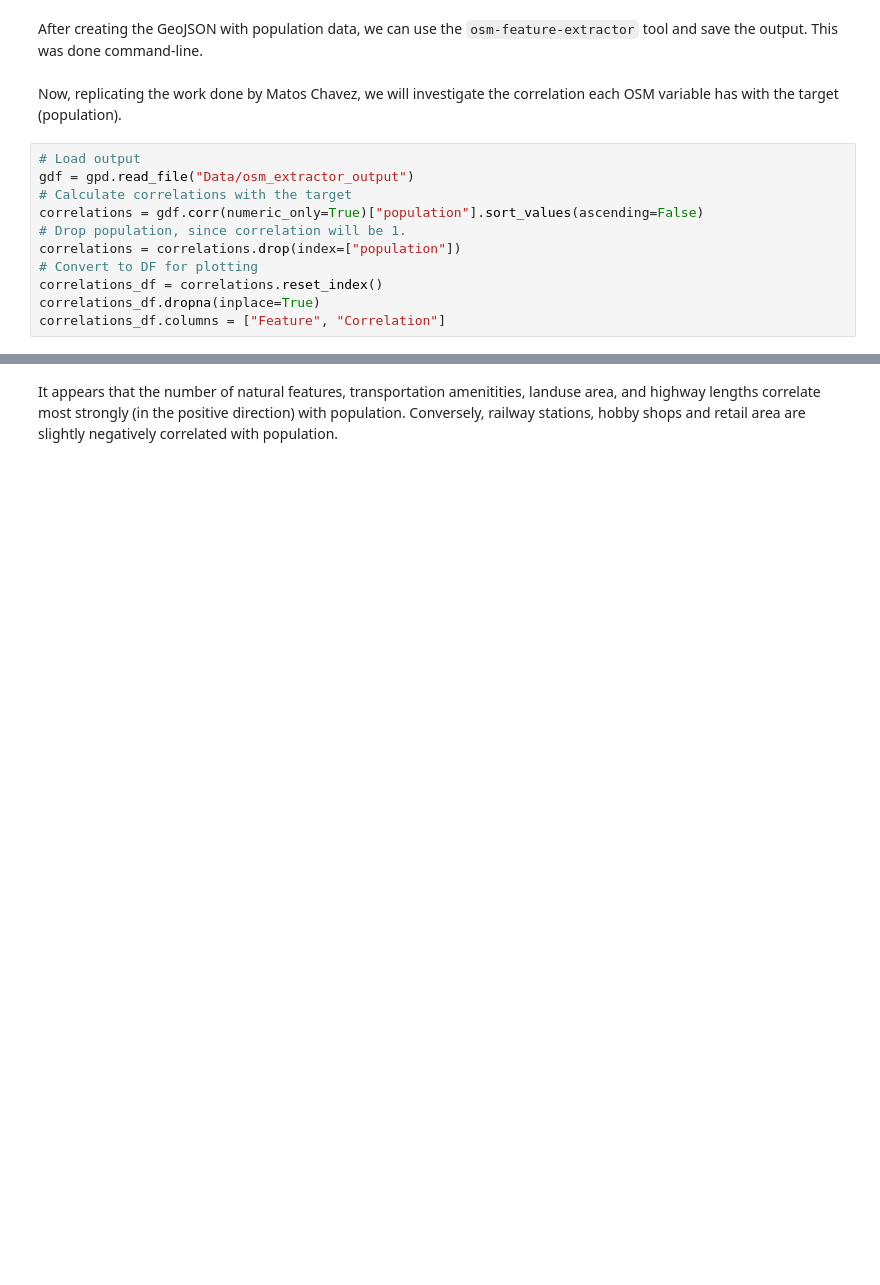
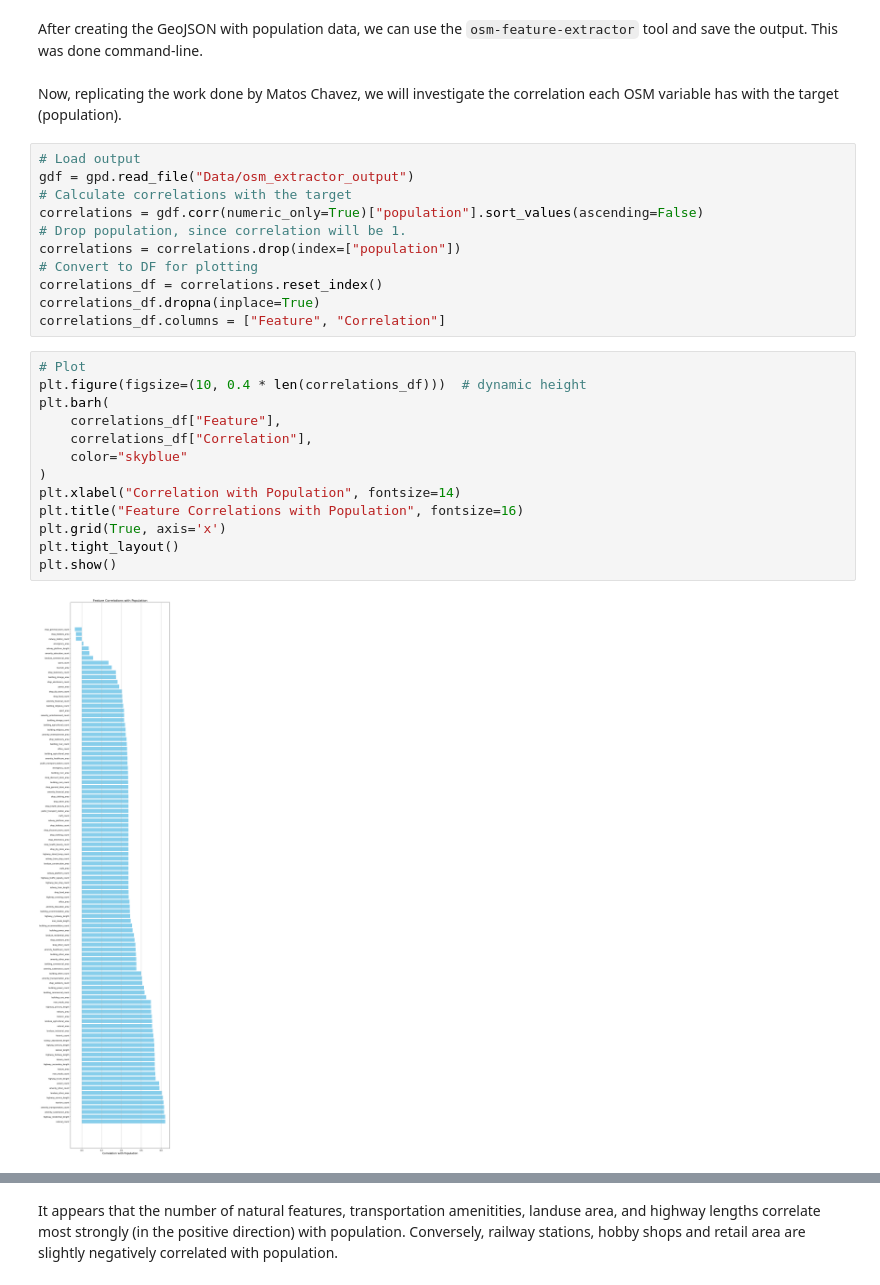
Before and after one commit to alauzon13/population-estimation, a Jupyter notebook: analysis.ipynb, the cells around one changed output, grey strips where cells are left out. Drawn from its saved outputs; the diff is of its cells as text; blank space fills up the shorter version.

Commit message:
plot updates

```diff
--- a/analysis.ipynb
+++ b/analysis.ipynb
@@ -232,3 +233,18 @@ correlations = correlations.drop(index=["population"])
 correlations_df = correlations.reset_index()
 correlations_df.dropna(inplace=True)
 correlations_df.columns = ["Feature", "Correlation"]
+# %%
+# Plot
+plt.figure(figsize=(10, 0.4 * len(correlations_df)))  # dynamic height
+plt.barh(
+    correlations_df["Feature"],
+    correlations_df["Correlation"],
+    color="skyblue"
+)
+plt.xlabel("Correlation with Population", fontsize=14)
+plt.title("Feature Correlations with Population", fontsize=16)
+plt.grid(True, axis='x')
+plt.tight_layout()
+plt.show()
+# %% [output]
+[figure, added]
```
Also changed, not shown: parts of 3 cells of this notebook.
